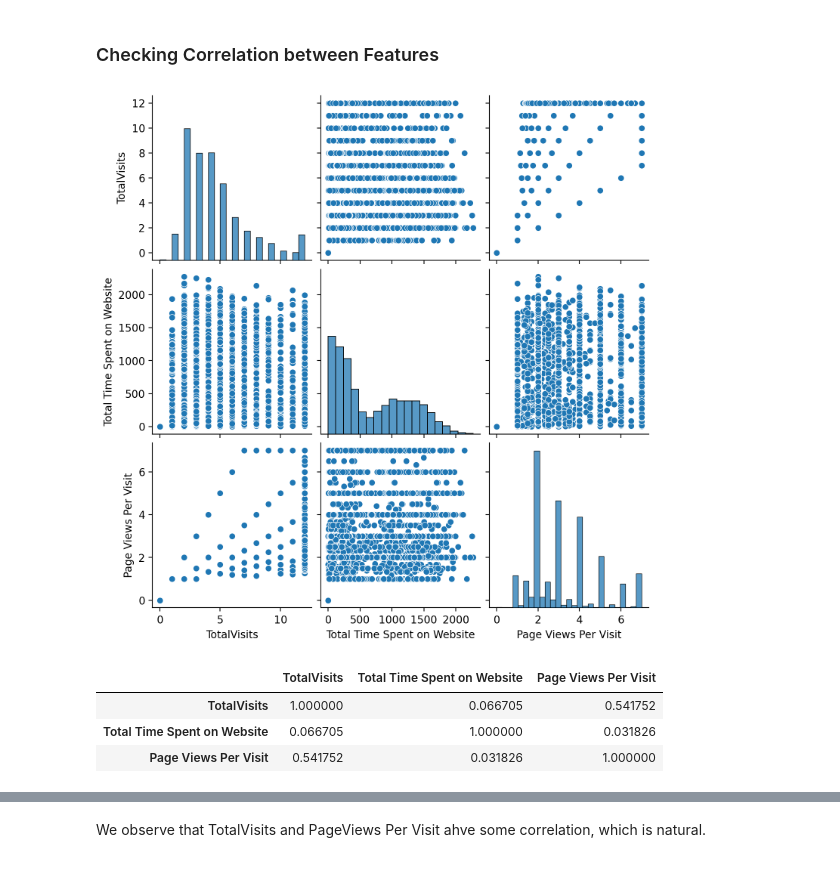
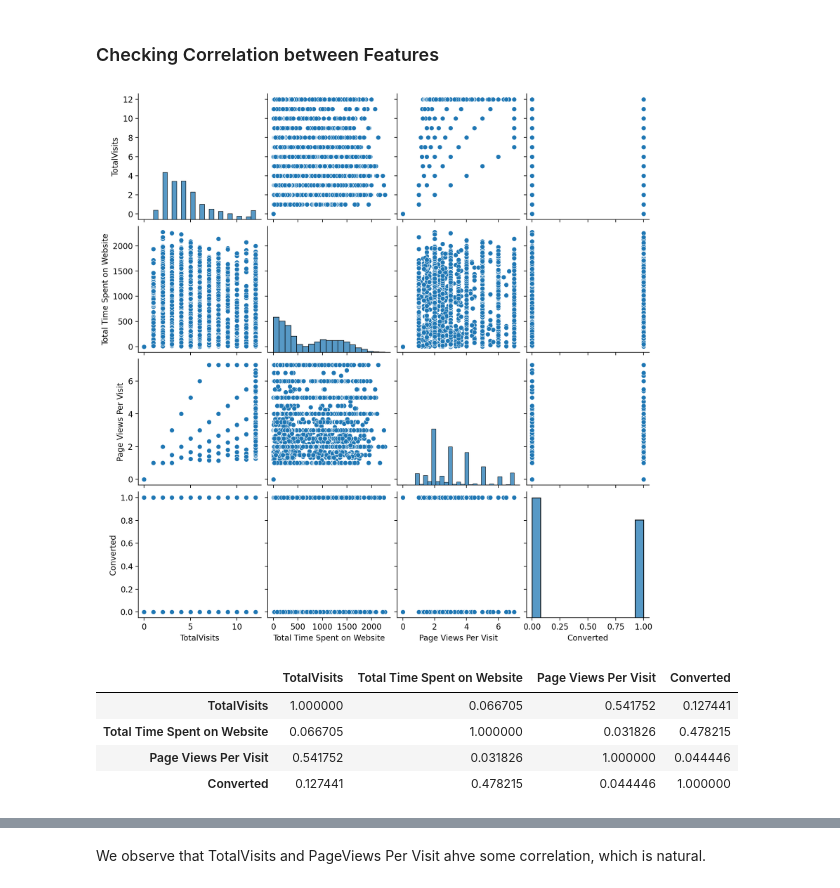
Before and after one commit to notvarunseth/ml-assignment, a Jupyter notebook: 1_notebook.ipynb, the cells around one changed output, grey strips where cells are left out. Saved outputs shown, nothing was run; the diff lists cells and outputs as text; code cells hidden in the pictures.

```diff
--- a/1_notebook.ipynb
+++ b/1_notebook.ipynb
@@ -541,18 +566,20 @@ We observe that it is hard to guess the conversion rate among any of these categ
 ### Checking Correlation between Features
 # %%
 df_numeric = df.select_dtypes(include=['float', 'int'])
+df_numeric["Converted"] = df["Converted"]
 sns.pairplot(df_numeric)
 plt.show()
 # %% [output]
-[figure, old version]
+[figure, new version]
 # %%
 corr = df_numeric.corr()
 corr
 # %% [output]
-|  | TotalVisits | Total Time Spent on Website | Page Views Per Visit |
-| TotalVisits | 1.000000 | 0.066705 | 0.541752 |
-| Total Time Spent on Website | 0.066705 | 1.000000 | 0.031826 |
-| Page Views Per Visit | 0.541752 | 0.031826 | 1.000000 |
+|  | TotalVisits | Total Time Spent on Website | Page Views Per Visit | Converted |
+| TotalVisits | 1.000000 | 0.066705 | 0.541752 | 0.127441 |
+| Total Time Spent on Website | 0.066705 | 1.000000 | 0.031826 | 0.478215 |
+| Page Views Per Visit | 0.541752 | 0.031826 | 1.000000 | 0.044446 |
+| Converted | 0.127441 | 0.478215 | 0.044446 | 1.000000 |
 # %%
 sns.heatmap(corr, square=True, annot=True)
 # %% [output]
```
Also changed, not shown: parts of 9 cells of this notebook.
